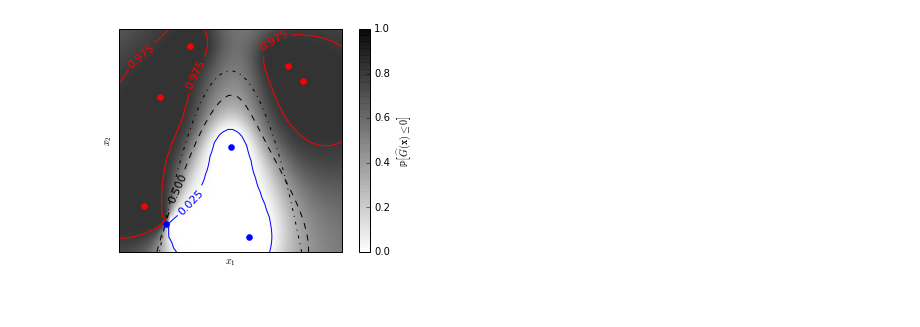
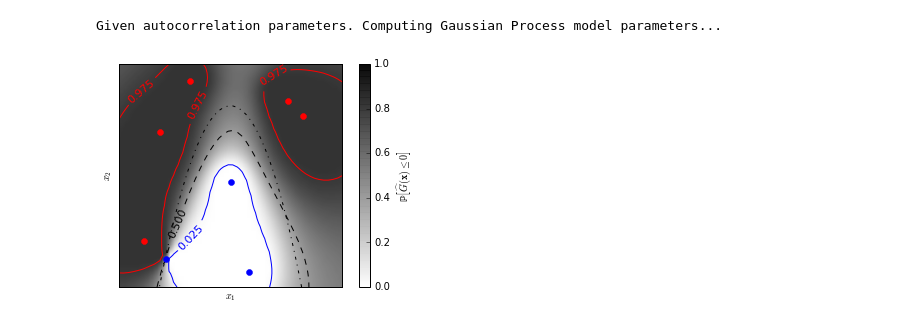
Before and after one commit to tomderuijter/gpml, a Jupyter notebook: sklearn-gpml.ipynb, the cells around one changed output. Saved outputs shown, nothing was run; the diff lists cells and outputs as text; code cells hidden in the pictures.

```diff
--- a/sklearn-gpml.ipynb
+++ b/sklearn-gpml.ipynb
@@ -41,9 +41,11 @@ The chosen optimizer is: fmin_cobyla
 # %%
+# Example 2.
 import numpy as np
 from scipy import stats
 from sklearn.gaussian_process import GaussianProcess
 from matplotlib import pyplot as pl
 from matplotlib import cm
+%matplotlib inline
 
 # Standard normal distribution functions
 phi = stats.distributions.norm().pdf
@@ -72,7 +74,19 @@ X = np.array([[-4.61611719, -6.00099547],
 y = g(X)
 
 # Instanciate and fit Gaussian Process Model
-gp = GaussianProcess(theta0=5e-1)
+gp = GaussianProcess(
+    regr='constant',
+    corr='squared_exponential',
+    beta0=None,           # Regression weight of Ordinary Kriging
+    storage_mode='full',  # Store Cholesky decomposition of Corr.
+    theta0=5e-1,          # Parameters of autocorrelation
+    # thetaL=1e-4,          # Lower-bound parameters
+    # thetaU=1,             # Upper-bound parameters
+    normalize=True,       # Standard Gaussian normalization of input
+    nugget=1e-3,          # 2.22e-15,
+    optimizer='fmin_cobyla',
+    verbose=True
+)
 
 # Don't perform MLE or you'll get a perfect prediction for this simple example!
 gp.fit(X, y)
@@ -111,31 +125,32 @@ cax = pl.imshow(
 norm = pl.matplotlib.colors.Normalize(vmin=0., vmax=0.9)
 cb = pl.colorbar(cax, ticks=[0., 0.2, 0.4, 0.6, 0.8, 1.], norm=norm)
 cb.set_label('${\\rm \mathbb{P}}\left[\widehat{G}(\mathbf{x}) \leq 0\\right]$')
 
 # Plot positive samples
 pl.plot(X[y <= 0, 0], X[y <= 0, 1], 'r.', markersize=12)
 
 # Plot negative samples
 pl.plot(X[y > 0, 0], X[y > 0, 1], 'b.', markersize=12)
 
 # Plot true decision boundary
 cs = pl.contour(x1, x2, y_true, [0.], colors='k', linestyles='dashdot')
 
 # Plot fitted decision boundary
 cs = pl.contour(x1, x2, PHI(- y_pred / sigma), [0.5], colors='k',
                 linestyles='dashed')
 pl.clabel(cs, fontsize=11)
 
 # Plot fitted lower decision percentile contour
 cs = pl.contour(x1, x2, PHI(- y_pred / sigma), [0.025], colors='b',
                 linestyles='solid')
 pl.clabel(cs, fontsize=11)
 
 # Plot fitted upper decision percentile contour
 cs = pl.contour(x1, x2, PHI(- y_pred / sigma), [0.975], colors='r',
                 linestyles='solid')
 pl.clabel(cs, fontsize=11)
 
 pl.show()
 # %% [output]
+Given autocorrelation parameters. Computing Gaussian Process model parameters...
-[figure, old version]
+[figure, new version]
```
Also changed, not shown: parts of 1 cell of this notebook, 3 other files.
